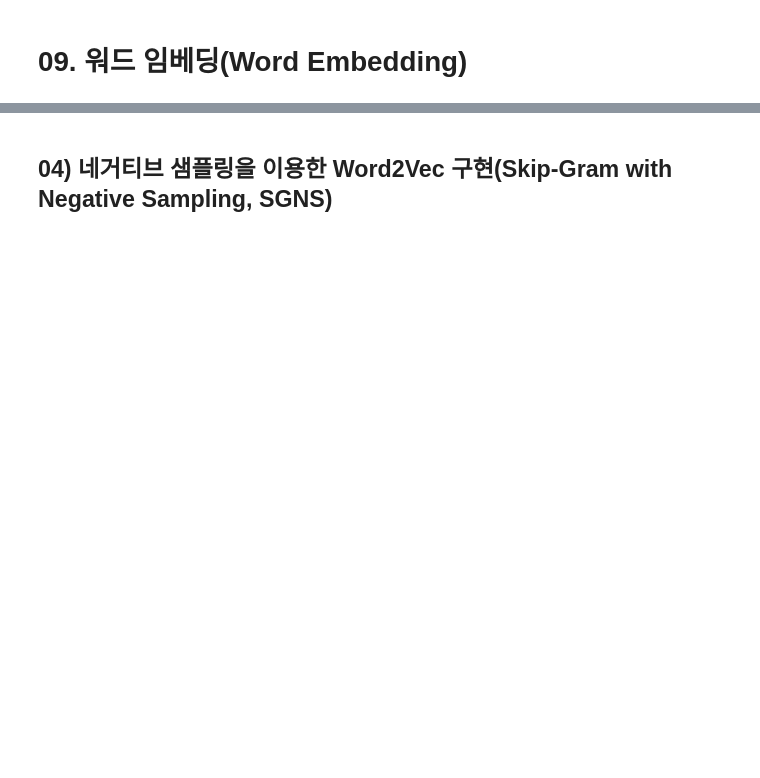
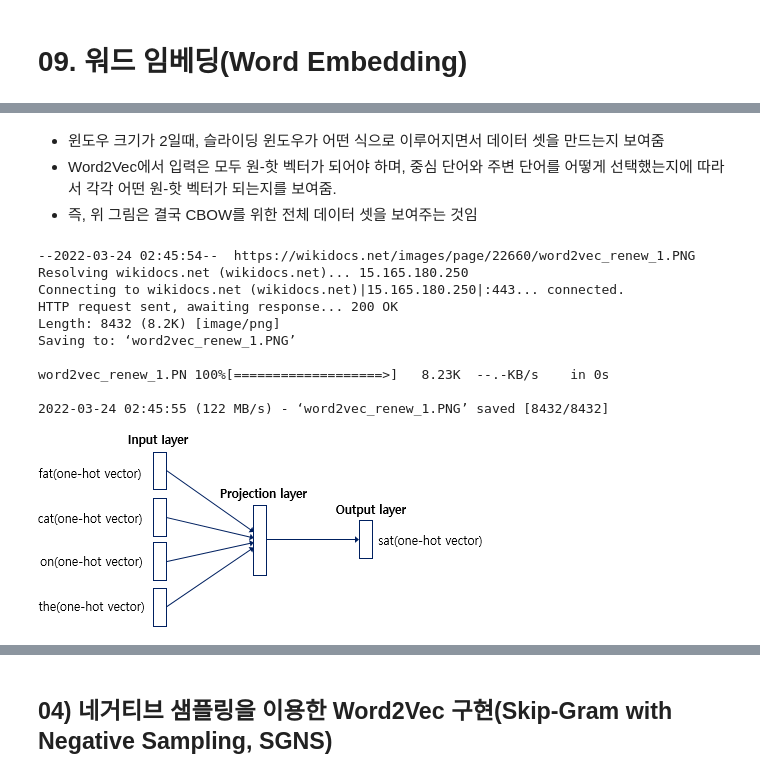
Before and after one commit to euneun316/NLP-Study, a Jupyter notebook: tensorflow-nlp-tutorial/Word_Embedding.ipynb, the cells around one changed output, grey strips where cells are left out. Drawn from its saved outputs; the diff is of its cells as text; code cells hidden in the pictures; blank space fills up the shorter version.

Commit message:
add Word_Embeddin

```diff
--- a/tensorflow-nlp-tutorial/Word_Embedding.ipynb
+++ b/tensorflow-nlp-tutorial/Word_Embedding.ipynb
@@ -6,0 +86,20 @@
+# %% [markdown]
+* 윈도우 크기가 2일때, 슬라이딩 윈도우가 어떤 식으로 이루어지면서 데이터 셋을 만드는지 보여줌
+* Word2Vec에서 입력은 모두 원-핫 벡터가 되어야 하며, 중심 단어와 주변 단어를 어떻게 선택했는지에 따라서 각각 어떤 원-핫 벡터가 되는지를 보여줌.
+* 즉, 위 그림은 결국 CBOW를 위한 전체 데이터 셋을 보여주는 것임
+# %%
+!wget https://wikidocs.net/images/page/22660/word2vec_renew_1.PNG
+from IPython.display import Image
+Image("word2vec_renew_1.PNG")
+# %% [output]
+--2022-03-24 02:45:54--  https://wikidocs.net/images/page/22660/word2vec_renew_1.PNG
+Resolving wikidocs.net (wikidocs.net)... 15.165.180.250
+Connecting to wikidocs.net (wikidocs.net)|15.165.180.250|:443... connected.
+HTTP request sent, awaiting response... 200 OK
+Length: 8432 (8.2K) [image/png]
+Saving to: ‘word2vec_renew_1.PNG’
+
+word2vec_renew_1.PN 100%[===================>]   8.23K  --.-KB/s    in 0s
+
+2022-03-24 02:45:55 (122 MB/s) - ‘word2vec_renew_1.PNG’ saved [8432/8432]
+[figure, added]
```
Also changed, not shown: parts of 205 cells of this notebook.
